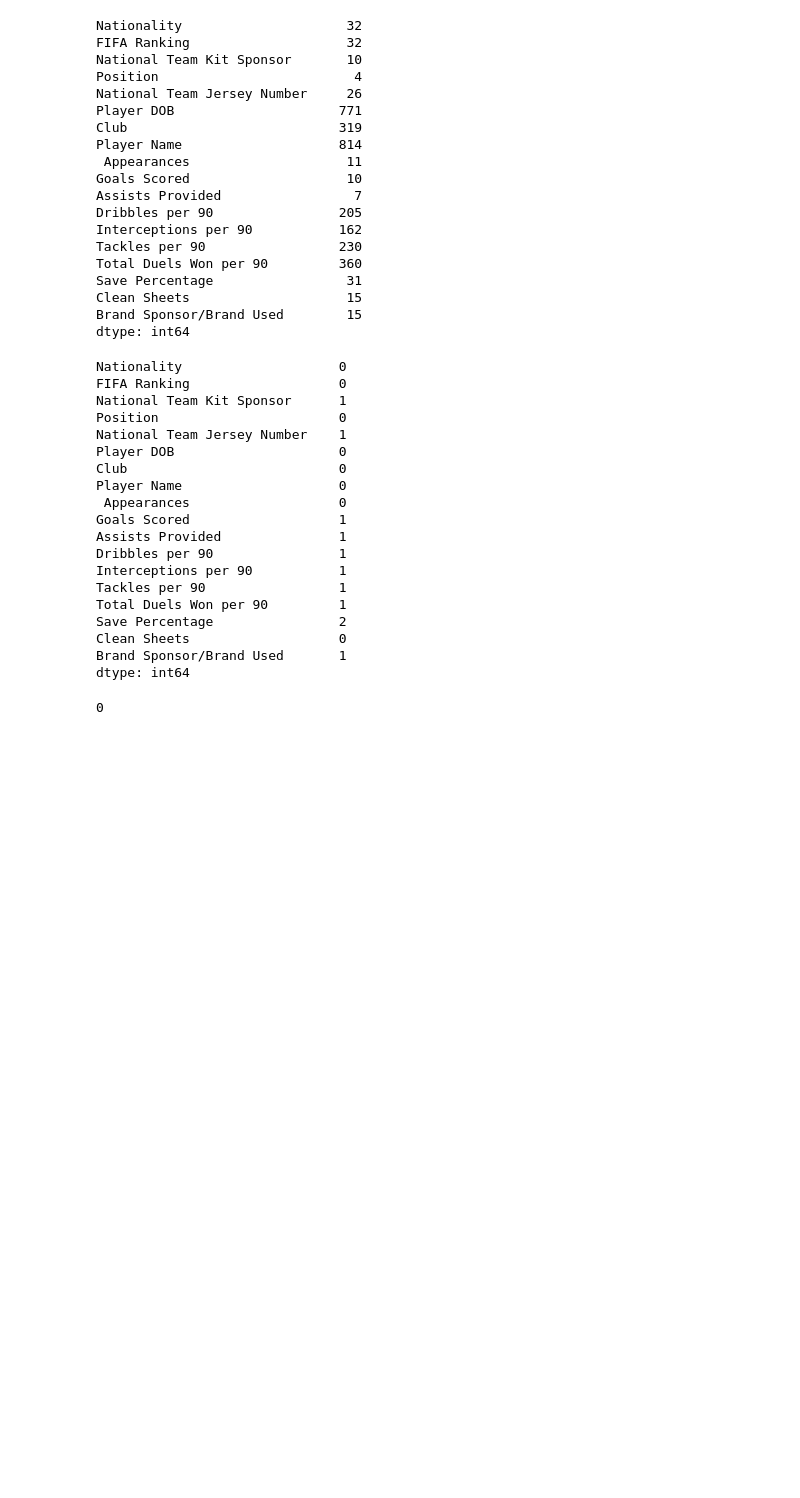
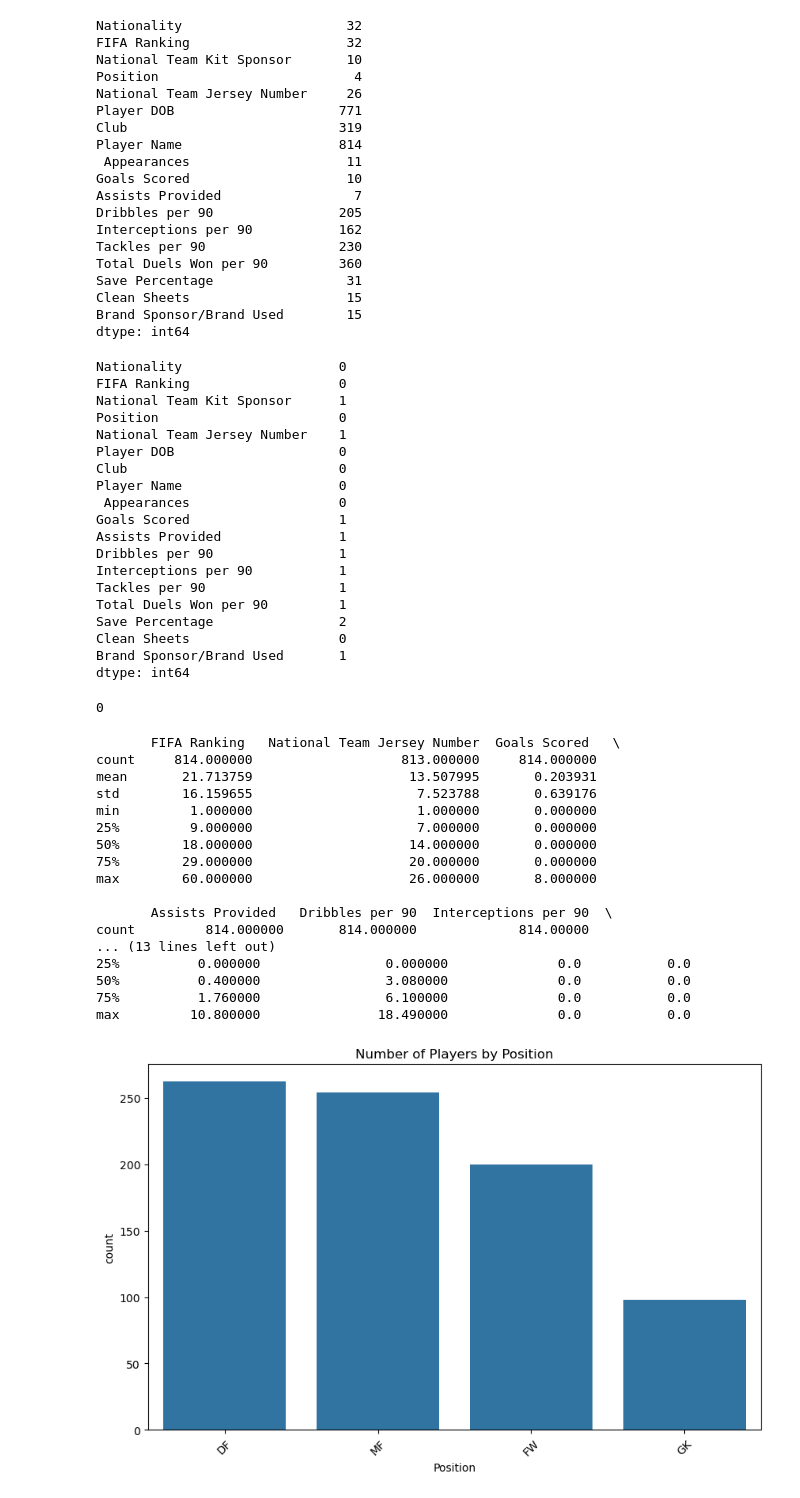
Before and after one commit to Reshy07/Data-Analysis, a Jupyter notebook: notebooks/Task.ipynb, the cells around one changed output. Saved outputs shown, nothing was run; the diff lists cells and outputs as text; code cells hidden in the pictures; blank space fills up the shorter version.

```diff
--- a/notebooks/Task.ipynb
+++ b/notebooks/Task.ipynb
@@ -135,3 +137,53 @@ dtype: int64
 df.duplicated().sum()
 # %% [output]
 0
+# %%
+# Replace missing value indicators with NaN
+df.replace(['-', 'N.A', 'N,A'], pd.NA, inplace=True)
+# %%
+
+# Convert numerical columns to proper numeric types
+numeric_cols = ['Goals Scored ', 'Assists Provided ', 'Dribbles per 90',
+                'Interceptions per 90', 'Tackles per 90', 'Total Duels Won per 90',
+                'Save Percentage', 'Clean Sheets']
+for col in numeric_cols:
+    df[col] = pd.to_numeric(df[col], errors='coerce')
+
+# Handle missing values - we'll fill with 0 for performance metrics
+performance_cols = ['Goals Scored ', 'Assists Provided ', 'Dribbles per 90',
+                   'Interceptions per 90', 'Tackles per 90', 'Total Duels Won per 90']
+df[performance_cols] = df[performance_cols].fillna(0)
+
+# For goalkeepers, fill missing save percentage with median
+gk_mask = df['Position'] == 'GK'
+df.loc[gk_mask, 'Save Percentage'] = df.loc[gk_mask, 'Save Percentage'].fillna(
+    df.loc[gk_mask, 'Save Percentage'].median())
+# %%
+# Summary statistics for numerical columns
+print(df.describe())
+
+# Count of players by position
+plt.figure(figsize=(10,6))
+sns.countplot(data=df, x='Position', order=df['Position'].value_counts().index)
+plt.title('Number of Players by Position')
+plt.xticks(rotation=45)
+plt.show()
+# %% [output]
+       FIFA Ranking   National Team Jersey Number  Goals Scored   \
+count     814.000000                   813.000000     814.000000
+mean       21.713759                    13.507995       0.203931
+std        16.159655                     7.523788       0.639176
+min         1.000000                     1.000000       0.000000
+25%         9.000000                     7.000000       0.000000
+50%        18.000000                    14.000000       0.000000
+75%        29.000000                    20.000000       0.000000
+max        60.000000                    26.000000       8.000000
+
+       Assists Provided   Dribbles per 90  Interceptions per 90  \
+count         814.000000       814.000000             814.00000
+... (13 lines left out)
+25%          0.000000                0.000000              0.0           0.0
+50%          0.400000                3.080000              0.0           0.0
+75%          1.760000                6.100000              0.0           0.0
+max         10.800000               18.490000              0.0           0.0
+[figure, added]
```
Also changed, not shown: parts of 5 cells of this notebook.
